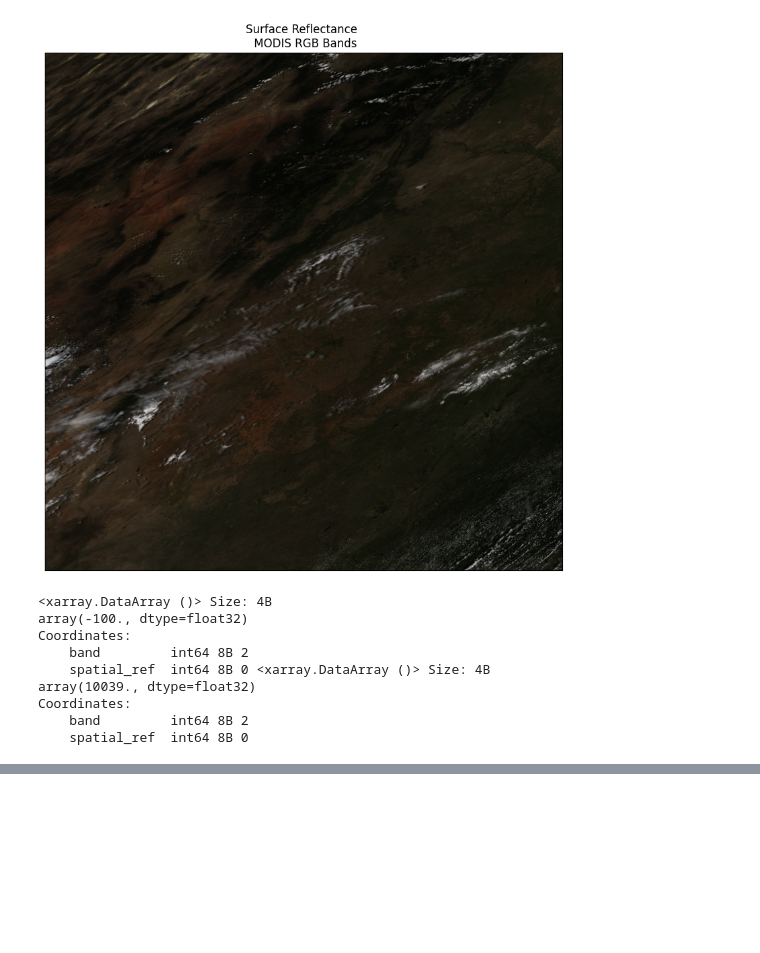
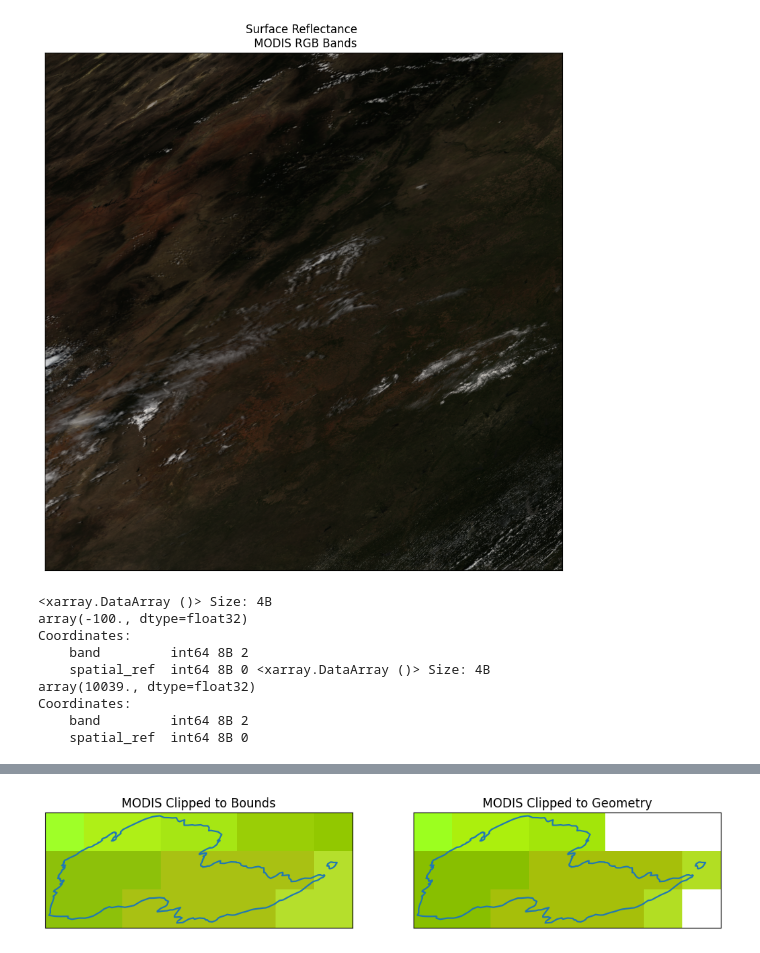
Before and after one commit to TC-YP/gisc606-lab6, a Jupyter notebook: modis.ipynb, the cells around one changed output, grey strips where cells are left out. Drawn from its saved outputs; the diff is of its cells as text; code cells hidden in the pictures; blank space fills up the shorter version.

```diff
--- a/modis.ipynb
+++ b/modis.ipynb
@@ -83,4 +81,27 @@ modis_clip = modis_bnd_pre.rio.clip(fire_bound_box,
                                     all_touched=True,
                                     from_disk=True)
 
-extet
+ext = plotting_extent(modis_clip[0].values,
+                      modis_clip.rio.transform())
+# %%
+fig, (ax1, ax2) = plt.subplots(1, 2, figsize=(12, 15))
+
+ep.plot_rgb(modis_clip.values,
+            rgb=[0, 3, 2],
+            ax=ax1,
+            extent=ext,
+            title='MODIS Clipped to Bounds')
+
+fire_bound_sin.boundary.plot(ax=ax1)
+
+ep.plot_rgb(modis_clp_gmtry.values,
+            rgb=[0, 3, 2],
+            ax=ax2,
+            extent=ext,
+            title='MODIS Clipped to Geometry')
+
+fire_bound_sin.boundary.plot(ax=ax2)
+
+plt.show()
+# %% [output]
+[figure, added]
```
Also changed, not shown: parts of 5 cells of this notebook.
